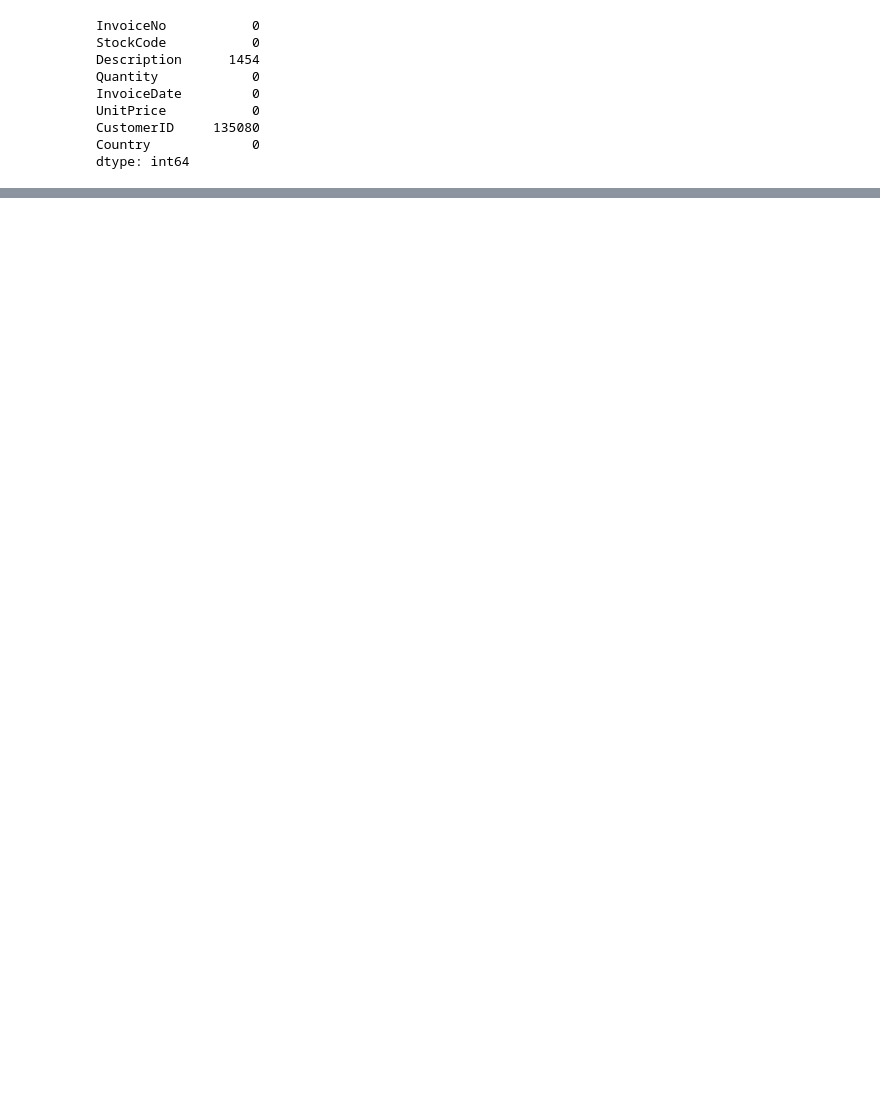
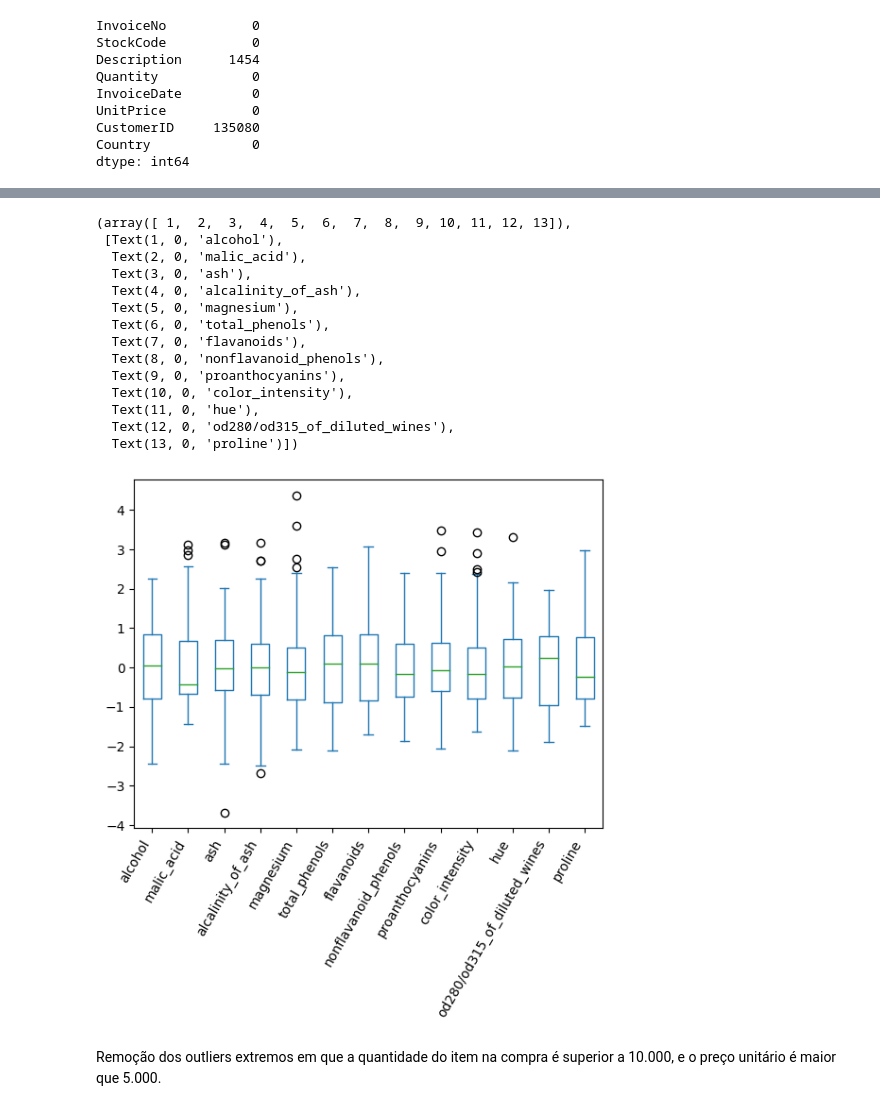
Before and after one commit to CaioEnzo23/Dataset-para-modelagem-de-dados, a Jupyter notebook: Cópia_de_Desafio_5.ipynb, the cells around one changed output, grey strips where cells are left out. Cells and saved outputs as stored; diff of their text form; code cells hidden in the pictures; blank space fills up the shorter version.

```diff
--- a/Cópia_de_Desafio_5.ipynb
+++ b/Cópia_de_Desafio_5.ipynb
@@ -167,0 +373,4 @@ dtype: int64
+# %%
+MKT_Dados,_ = load_wine(return_X_y=True, as_frame=True)
+print(MKT_Dados.shape)
+MKT_Dados.head()
@@ -167,0 +385,22 @@ dtype: int64
+# %%
+MKT_Dados.apply(scale).plot.box()
+plt.xticks(rotation=60, ha='right')
+# %% [output]
+(array([ 1,  2,  3,  4,  5,  6,  7,  8,  9, 10, 11, 12, 13]),
+ [Text(1, 0, 'alcohol'),
+  Text(2, 0, 'malic_acid'),
+  Text(3, 0, 'ash'),
+  Text(4, 0, 'alcalinity_of_ash'),
+  Text(5, 0, 'magnesium'),
+  Text(6, 0, 'total_phenols'),
+  Text(7, 0, 'flavanoids'),
+  Text(8, 0, 'nonflavanoid_phenols'),
+  Text(9, 0, 'proanthocyanins'),
+  Text(10, 0, 'color_intensity'),
+  Text(11, 0, 'hue'),
+  Text(12, 0, 'od280/od315_of_diluted_wines'),
+  Text(13, 0, 'proline')])
+[figure, added]
+# %% [markdown]
+Remoção dos outliers extremos em que a quantidade do item na compra é
+superior a 10.000, e o preço unitário é maior que 5.000.
```
Also changed, not shown: parts of 99 cells of this notebook.
